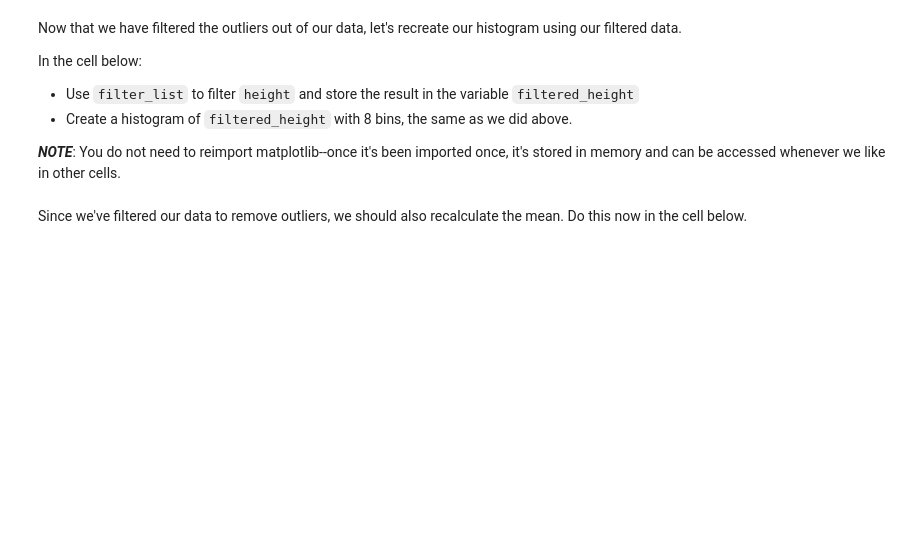
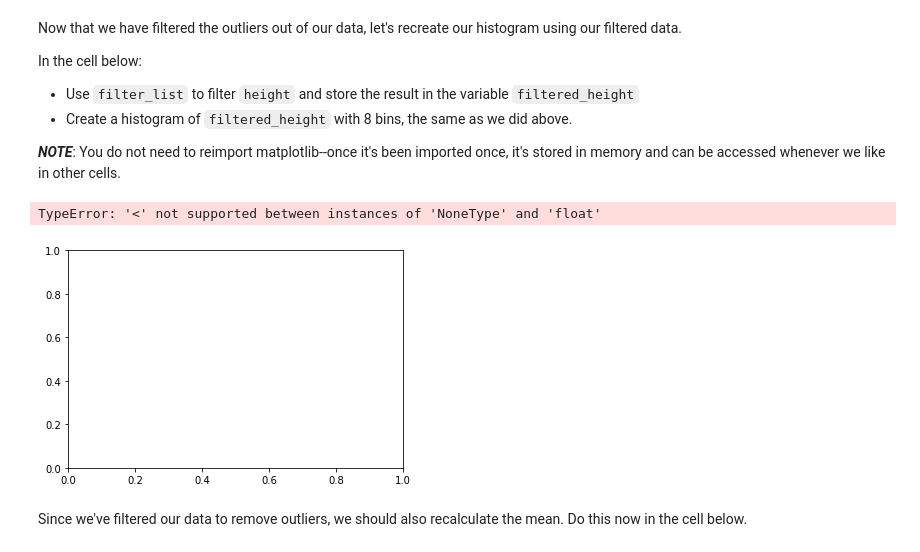
Before and after one commit to Cristinamulas/dsc-implementing-statistics-with-functions-lab-nyc-ds-060319, a Jupyter notebook: index.ipynb, the cells around one changed output. Saved outputs shown, nothing was run; the diff lists cells and outputs as text; code cells hidden in the pictures; blank space fills up the shorter version.

```diff
--- a/index.ipynb
+++ b/index.ipynb
@@ -158,7 +158,10 @@ In the cell below:
 **_NOTE_**: You do not need to reimport matplotlib--once it's been imported once, it's stored in memory and can be accessed whenever we like in other cells.
 # %%
 filtered_height = None
-plt.hist(height, bins=8)
+plt.hist(filtered_height, bins=8)
+# %% [output]
+TypeError: '<' not supported between instances of 'NoneType' and 'float'
+[figure, added]
 # %% [markdown]
 Since we've filtered our data to remove outliers, we should also recalculate the mean.  Do this now in the cell below.
 # %%
```
Also changed, not shown: parts of 1 cell of this notebook.
